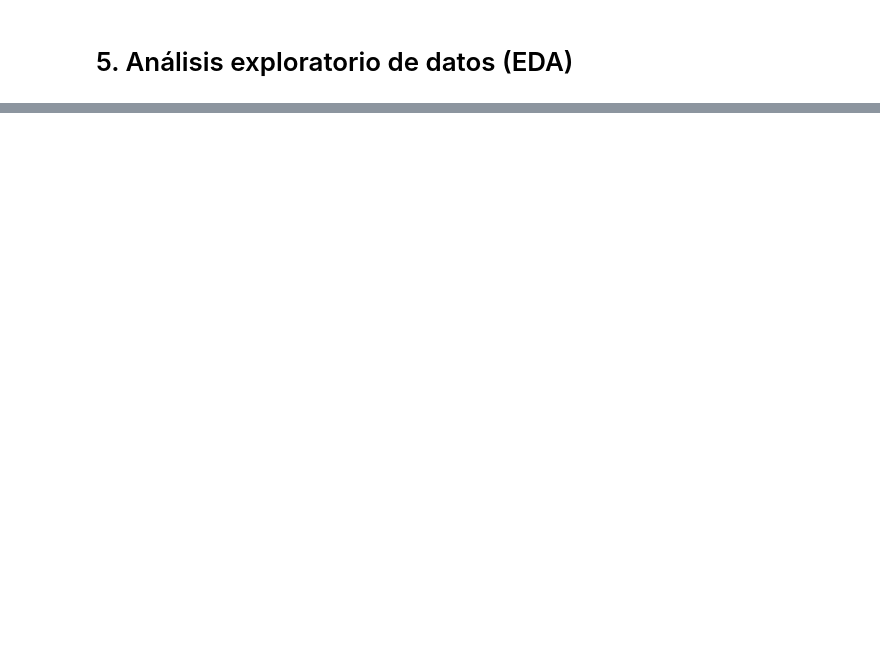
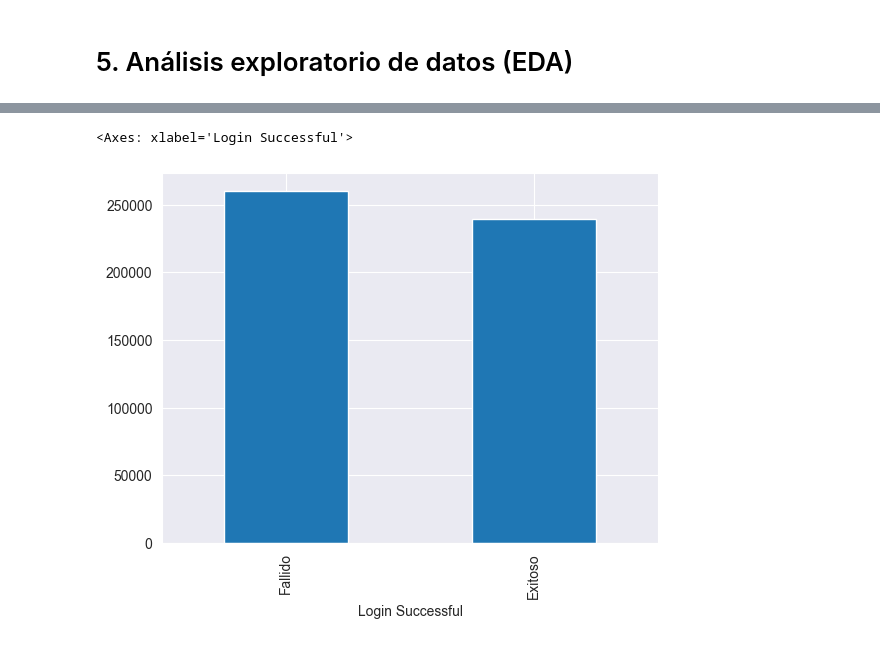
Before and after one commit to carlosdizx/meli-challenge-ai-security, a Jupyter notebook: eda/risk-based-authentication.ipynb, the cells around one changed output, grey strips where cells are left out. Saved outputs shown, nothing was run; the diff lists cells and outputs as text; code cells hidden in the pictures; blank space fills up the shorter version.

Commit message:
:sparkles: add eda graphics

```diff
--- a/eda/risk-based-authentication.ipynb
+++ b/eda/risk-based-authentication.ipynb
@@ -140,2 +139,4 @@ df_clean.head()
+# %%
+df = df_clean
 # %% [markdown]
 # 5. Análisis exploratorio de datos (EDA)
@@ -141,0 +155,6 @@ df_clean.head()
+# %%
+serie = df['Login Successful'].map({True: 'Exitoso', False: 'Fallido'}).fillna('Desconocido')
+serie.value_counts().plot(kind='bar')
+# %% [output]
+<Axes: xlabel='Login Successful'>
+[figure, added]
```
Also changed, not shown: parts of 21 cells of this notebook.
